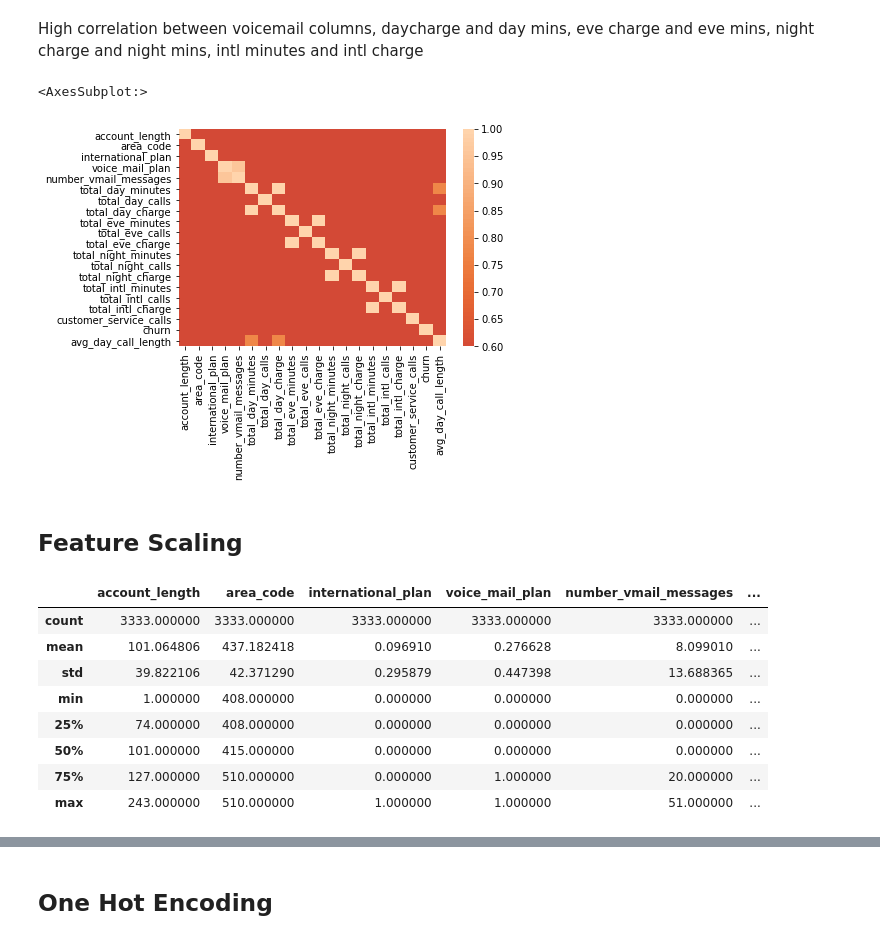
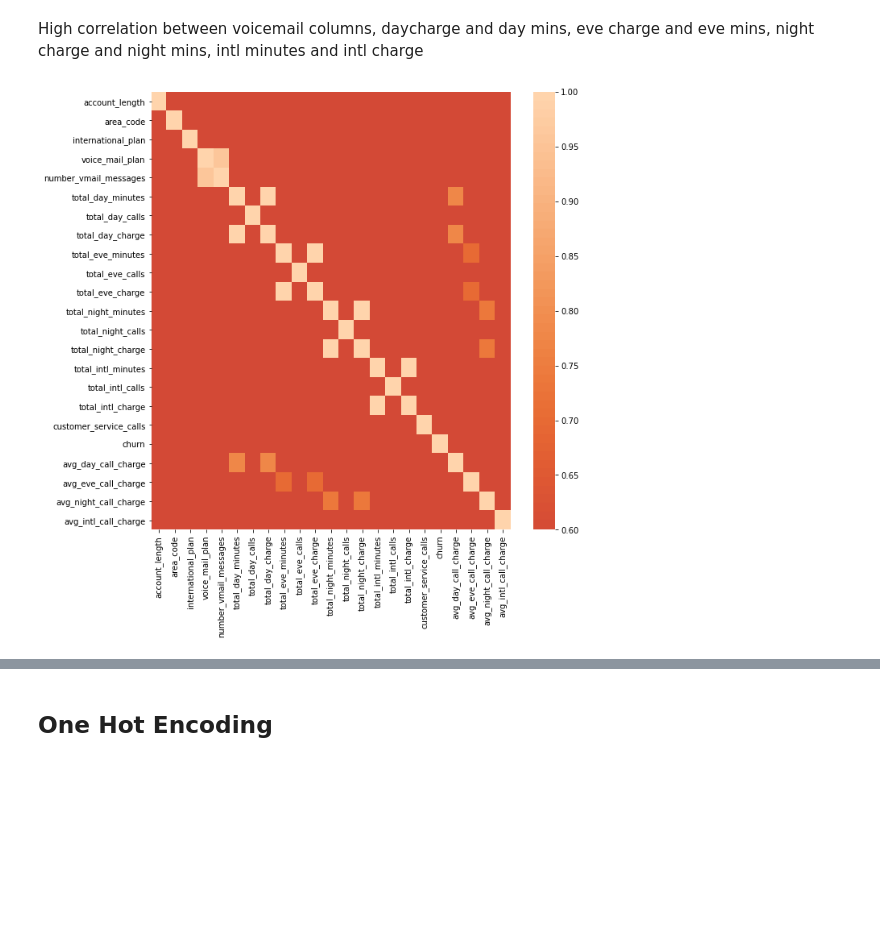
Before and after one commit to msf894/churn-analysis, a Jupyter notebook: Data Preprocessing.ipynb, the cells around one changed output, grey strips where cells are left out. Cells and saved outputs as stored; diff of their text form; code cells hidden in the pictures; blank space fills up the shorter version.

```diff
--- a/Data Preprocessing.ipynb
+++ b/Data Preprocessing.ipynb
@@ -167,24 +167,14 @@ sns.heatmap(churn_data.corr(), center=0,vmin = 0.60)
 # %% [markdown]
 High correlation between voicemail columns, daycharge and day mins, eve charge and eve mins, night charge and night mins, intl minutes and intl charge
 # %%
-churn_data['avg_day_call_length'] = churn_data['total_day_minutes'] / churn_data['total_day_calls']
-#churn_data['avg_day_call_charge'] = churn_data['total_day_charge'] / churn_data['total_day_calls']
+#churn_data['avg_day_call_length'] = churn_data['total_day_minutes'] / churn_data['total_day_calls']
+churn_data['avg_day_call_charge'] = churn_data['total_day_charge'] / churn_data['total_day_calls']
+churn_data['avg_eve_call_charge'] = churn_data['total_eve_charge'] / churn_data['total_eve_calls']
+churn_data['avg_night_call_charge'] = churn_data['total_night_charge'] / churn_data['total_night_calls']
+churn_data['avg_intl_call_charge'] = churn_data['total_intl_charge'] / churn_data['total_intl_calls']
 # %%
+plt.figure(figsize=(10,10))
 sns.heatmap(churn_data.corr(), center=0,vmin = 0.60)
+plt.show()
 # %% [output]
-<AxesSubplot:>
-[figure, old version]
+[figure, new version]
-# %% [markdown]
-## Feature Scaling
-# %%
-churn_data.describe()
-# %% [output]
-|  | account_length | area_code | international_plan | voice_mail_plan | number_vmail_messages | ... |
-| count | 3333.000000 | 3333.000000 | 3333.000000 | 3333.000000 | 3333.000000 | ... |
-| mean | 101.064806 | 437.182418 | 0.096910 | 0.276628 | 8.099010 | ... |
-| std | 39.822106 | 42.371290 | 0.295879 | 0.447398 | 13.688365 | ... |
-| min | 1.000000 | 408.000000 | 0.000000 | 0.000000 | 0.000000 | ... |
-| 25% | 74.000000 | 408.000000 | 0.000000 | 0.000000 | 0.000000 | ... |
-| 50% | 101.000000 | 415.000000 | 0.000000 | 0.000000 | 0.000000 | ... |
-| 75% | 127.000000 | 510.000000 | 0.000000 | 1.000000 | 20.000000 | ... |
-| max | 243.000000 | 510.000000 | 1.000000 | 1.000000 | 51.000000 | ... |
```
Also changed, not shown: parts of 15 cells of this notebook, 1 other file.
